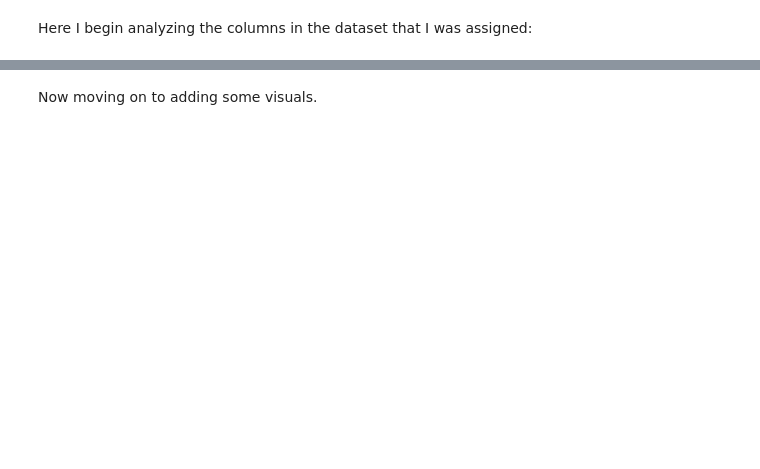
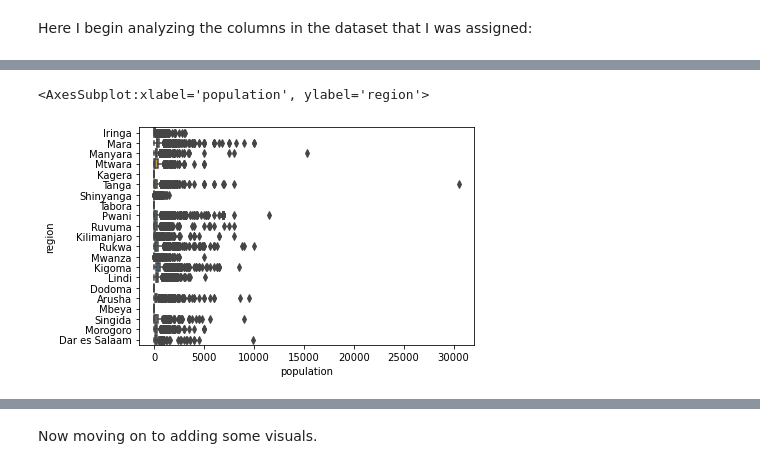
Before and after one commit to OlgertHasko/Tanzanian-Water-Wells, a Jupyter notebook: Madoria's Journal.ipynb, the cells around one changed output, grey strips where cells are left out. Cells and saved outputs as stored; diff of their text form; code cells hidden in the pictures; blank space fills up the shorter version.

```diff
--- a/Madoria's Journal.ipynb
+++ b/Madoria's Journal.ipynb
@@ -41,6 +78,9 @@ sns.barplot(x=df['subvillage'][:5], y=df['population'])
 # %%
 df['region'].value_counts()
-sns.countplot(x=df['region'])
+sns.boxplot(df['population'], df['region'])
+# %% [output]
+<AxesSubplot:xlabel='population', ylabel='region'>
+[figure, added]
 # %%
 df['region_code'].value_counts()
 sns.countplot(x=df['region_code'])
```
Also changed, not shown: parts of 40 cells of this notebook.
